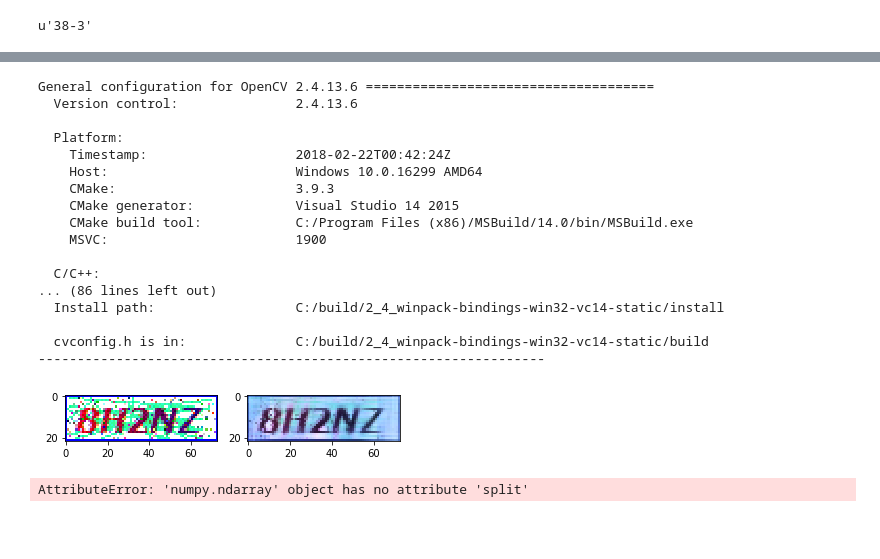
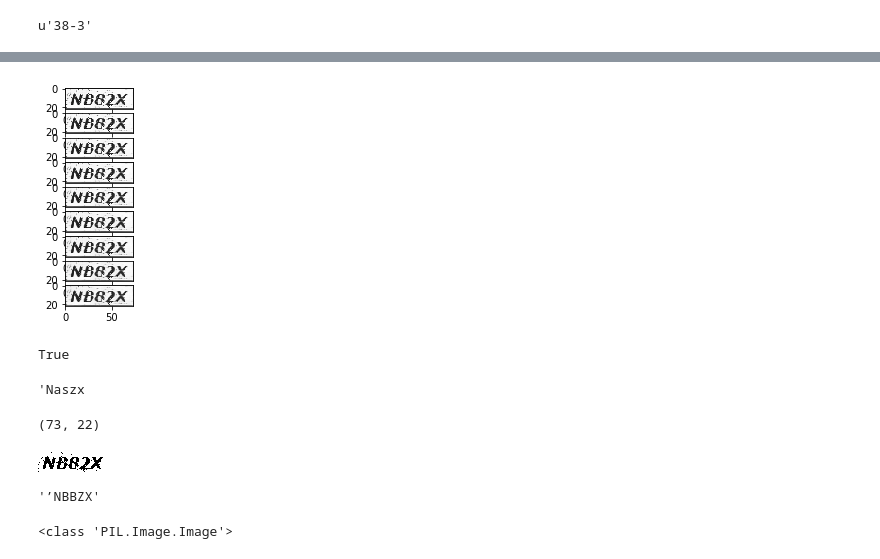
Before and after one commit to barneyElDinosaurio/base_function, a Jupyter notebook: image_detect/base_detect.ipynb, the cells around one changed output, grey strips where cells are left out. Saved outputs shown, nothing was run; the diff lists cells and outputs as text; code cells hidden in the pictures; blank space fills up the shorter version.

```diff
--- a/image_detect/base_detect.ipynb
+++ b/image_detect/base_detect.ipynb
@@ -45,30 +45,22 @@ im.size
-# %%
-dst = cv2.fastNlMeansDenoisingColored(img,None,35,35,7,21)
-# %%
-print cv2.getBuildInformation()
-# %% [output]
-General configuration for OpenCV 2.4.13.6 =====================================
-  Version control:               2.4.13.6
-
-  Platform:
-    Timestamp:                   2018-02-22T00:42:24Z
-    Host:                        Windows 10.0.16299 AMD64
-    CMake:                       3.9.3
-    CMake generator:             Visual Studio 14 2015
-    CMake build tool:            C:/Program Files (x86)/MSBuild/14.0/bin/MSBuild.exe
-    MSVC:                        1900
-
-  C/C++:
-... (86 lines left out)
-  Install path:                  C:/build/2_4_winpack-bindings-win32-vc14-static/install
-
-  cvconfig.h is in:              C:/build/2_4_winpack-bindings-win32-vc14-static/build
------------------------------------------------------------------
 # %%
-plt.subplot(121)
-plt.imshow(img)
-plt.subplot(122)
-plt.imshow(dst)
+for i in range(9):
+    dst = cv2.fastNlMeansDenoisingColored(img,None,30,30,1+1,10+3)
+    plt.subplot(9,1,i+1)
+#     plt.imshow(img)
+#     plt.subplot(122)
+    plt.imshow(dst)
 plt.show()
 # %% [output]
-[figure, old version]
+[figure, new version]
+# %%
+dst = cv2.fastNlMeansDenoisingColored(img,None,30,30,1+1,10+3)
+cv2.imwrite('cv_code.png',dst)
+# %% [output]
+True
+# %%
+im = Image.open('cv_code.png')
+im=im.convert('L')
+im.show()
+print(pytesseract.image_to_string(im))
+# %% [output]
+'Naszx
@@ -74,0 +79,4 @@ plt.show()
+# %%
+out.size
+# %% [output]
+(73, 22)
@@ -75,4 +85,12 @@ plt.show()
+# %%
+out
+# %% [output]
+[figure, added]
 # %%
-pytesseract.image_to_string(dst)
+pytesseract.image_to_string(out)
 # %% [output]
-AttributeError: 'numpy.ndarray' object has no attribute 'split'
+'’NBBZX'
+# %%
+print(type(out))
+# %% [output]
+<class 'PIL.Image.Image'>
```
Also changed, not shown: parts of 11 cells of this notebook, 10 other files.
